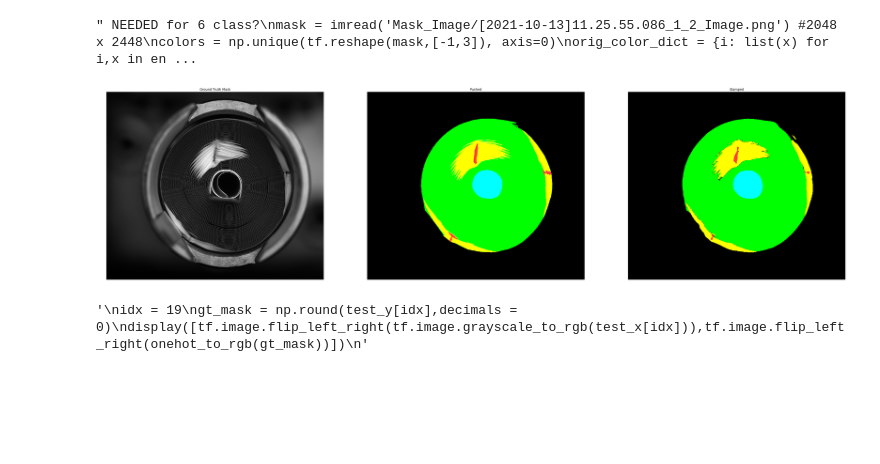
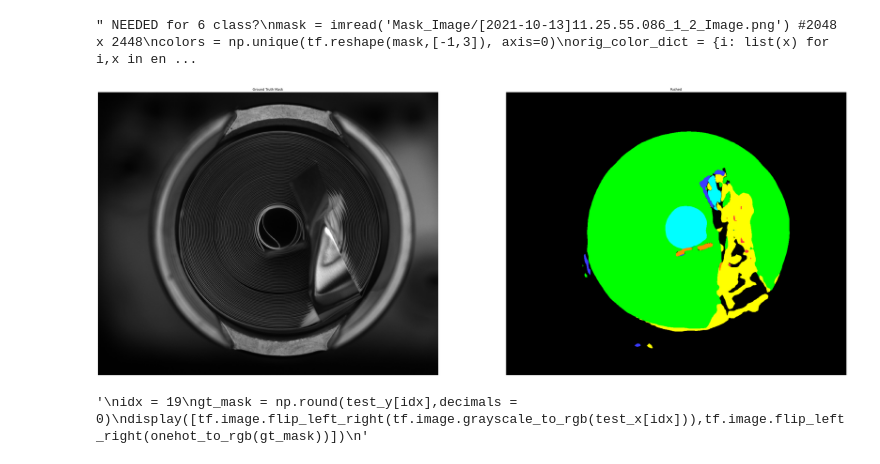
Before and after one commit to jhk0429/Segmentation_project, a Jupyter notebook: Inference_combined_5class.ipynb, the cells around one changed output. Saved outputs shown, nothing was run; the diff lists cells and outputs as text; code cells hidden in the pictures; blank space fills up the shorter version.

```diff
--- a/Inference_combined_5class.ipynb
+++ b/Inference_combined_5class.ipynb
@@ -207,23 +246,30 @@ val_x = []
 val_y = []
 
 with open("Val_img.txt") as f:
-    for line in f:
+    for idx,line in enumerate(f):
         img = line.splitlines()[0]
-        n = cv2.imread("JR_lower_part/Original_Image/" + img)
+
+        n = cv2.imread(loc + "Original_Image/" + img, 0 ) # Gray Scale
+        n = tf.expand_dims(n,-1)
+
+        #n = cv2.imread("JR_lower_part/Original_Image/" + img)
+        #n = cv2.cvtColor(cv2.imread("JR_lower_part/Original_Image/" + img,), cv2.COLOR_BGR2RGB) # Gray RGB
+
         n = tf.cast(n, tf.float32) / 255.0
-        n = tf.image.resize(n, IMG_SIZE)
-        #n = tf.image.rgb_to_grayscale(n)
+        n = tf.image.resize(n, IMG_SIZE, antialias = True, method=tf.image.ResizeMethod.NEAREST_NEIGHBOR)
 
         val_x.append(n)
         #MASK
-        y = imread("JR_lower_part/Mask_Image/" + img) # imread(dir+file_name+".png")
+        y = cv2.imread(loc + "Mask_Image/" + img) # imread(dir+file_name+".png")
+        y = cv2.cvtColor(y, cv2.COLOR_BGR2RGB) / 255.0
+
         cc = cv2.inRange(y, (.99, 0, .99), (1,0,1))
 
         y[cc != 0] = [0,1,0]
         a = rgb_to_onehot(y, color_dict) #change to one hot
 
         bb = tf.expand_dims(np.argmax(a, axis=-1),-1) #combine one hot
-        mask = tf.image.resize(bb, IMG_SIZE)
+        mask = tf.image.resize(bb, IMG_SIZE, antialias = True, method=tf.image.ResizeMethod.NEAREST_NEIGHBOR)
 
         val_y.append(mask)
 
@@ -233,6 +279,7 @@ with open("Val_img.txt") as f:
         pred_mask.append(frozen_func(image)) # idx, 1, 1, H, W, 4
 
         time_list.append(time.time()-start)
+        if idx == 10: break
 
 print("Average inference time is: ",(np.mean(time_list) * 1000).round(3), "ms")
 
@@ -377,36 +496,59 @@ def onehot_to_rgb(one_hot):
 # %%
+pred = np.float32(pred_mask[idx][0][0])
+
+ex = np.round(pred) # ex = H,W,5
+# 0 bg, 1 Circle 2 hole 3 stamp 4 psuhed
+
+circle = tf.expand_dims(ex[:,:,1], -1)
+pushed = tf.expand_dims(ex[:,:,3], -1)
+bg = tf.expand_dims(ex[:,:,0], -1)
+hole = tf.expand_dims(ex[:,:,2], -1)
+stamped = tf.expand_dims(ex[:,:,4], -1)
+in_tab = tf.expand_dims(ex[:,:,5], -1)
+out_tab = tf.expand_dims(ex[:,:,6], -1)
+
+
 channel_0 = np.zeros(IMG_SIZE+(1,)) #prediction
 channel_1 = np.zeros(IMG_SIZE+(1,))
 channel_2 = np.zeros(IMG_SIZE+(1,))
 
 # 0 bg, 1 Circle 2 hole 3 stamp 4 psuhed
 
 channel_0[pushed==1] = color_dict[3][0]
 channel_1[pushed==1] = color_dict[3][1]
 channel_2[pushed==1] = color_dict[3][2]
 
 channel_0[circle==1] = color_dict[1][0]
 channel_1[circle==1] = color_dict[1][1]
 channel_2[circle==1] = color_dict[1][2]
 
 channel_0[stamped==1] = color_dict[4][0]
 channel_1[stamped==1] = color_dict[4][1]
 channel_2[stamped==1] = color_dict[4][2]
 
 channel_0[bg==1] = color_dict[0][0]
 channel_1[bg==1] = color_dict[0][1]
 channel_2[bg==1] = color_dict[0][2]
 
 channel_0[hole==1] = color_dict[2][0]
 channel_1[hole==1] = color_dict[2][1]
 channel_2[hole==1] = color_dict[2][2]
 
+channel_0[in_tab==1] = color_dict[5][0]
+channel_1[in_tab==1] = color_dict[5][1]
+channel_2[in_tab==1] = color_dict[5][2]
+
+channel_0[out_tab==1] = color_dict[6][0]
+channel_1[out_tab==1] = color_dict[6][1]
+channel_2[out_tab==1] = color_dict[6][2]
+
 com = tf.concat([channel_0, channel_1, channel_2], -1)
 
-display([val_x[idx],onehot_to_rgb(gt_mask), com],fig_size=50)
+display([val_x[idx], com],fig_size=50)
 #display(com, idx=idx, only_inference=True)
+#display([val_x[idx], onehot_to_rgb(val_y[idx]), com],fig_size=50)
 # %% [output]
-[figure, old version]
+[figure, new version]
 # %%
 """
 idx = 19
```
Also changed, not shown: parts of 20 cells of this notebook, 1 other file.
